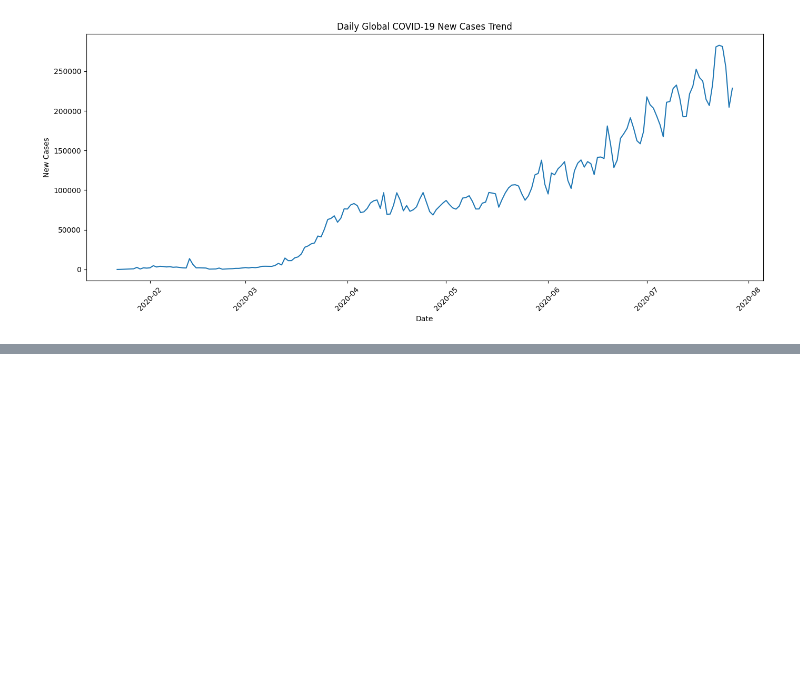
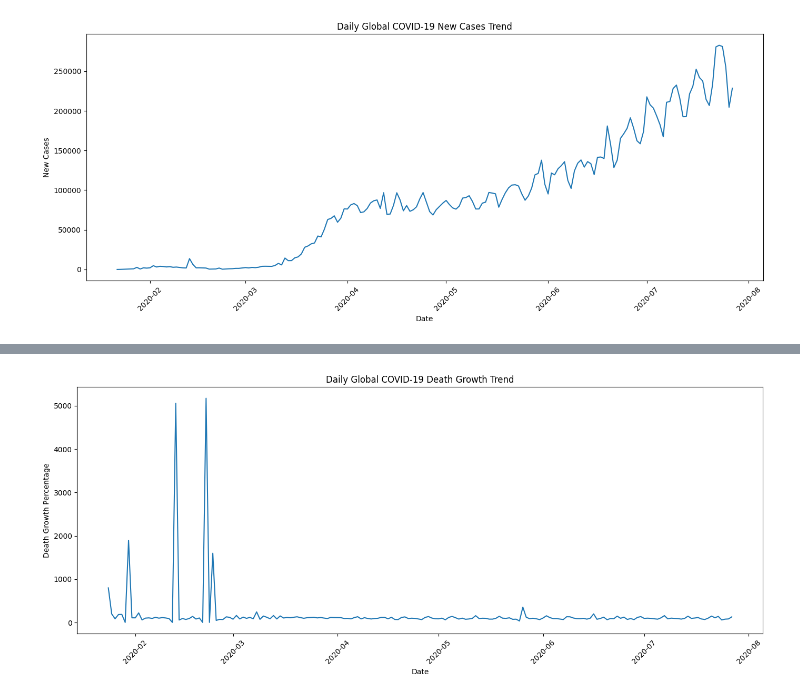
Before and after one commit to dilpreet0007/COVID19-Analytics-Pipeline, a Jupyter notebook: app.ipynb, the cells around one changed output, grey strips where cells are left out. Cells and saved outputs as stored; diff of their text form; code cells hidden in the pictures; blank space fills up the shorter version.

Commit message:
[Dilpreet] Task 9: Daily Global Death Growth Trend

```diff
--- a/app.ipynb
+++ b/app.ipynb
@@ -529,0 +553,13 @@ plt.show()
+# %%
+death_growth_df = death_growth_df.select(
+    "Date",
+    "New deaths",
+    "Previous_Day_Deaths",
+    "Death_Growth_Percentage"
+)
+# %%
+death_growth_df = death_growth_df.filter(
+    col("Death_Growth_Percentage").isNotNull()
+)
+
+death_growth_df.show(truncate=False)
@@ -529,0 +584,24 @@ plt.show()
+# %%
+death_growth_pd = death_growth_df.toPandas()
+# %%
+death_growth_pd["Date"] = pd.to_datetime(
+    death_growth_pd["Date"]
+)
+# %%
+plt.figure(figsize=(14, 6))
+
+plt.plot(
+    death_growth_pd["Date"],
+    death_growth_pd["Death_Growth_Percentage"]
+)
+
+plt.xlabel("Date")
+plt.ylabel("Death Growth Percentage")
+plt.title("Daily Global COVID-19 Death Growth Trend")
+
+plt.xticks(rotation=45)
+
+plt.tight_layout()
+plt.show()
+# %% [output]
+[figure, added]
```
Also changed, not shown: parts of 6 cells of this notebook.
